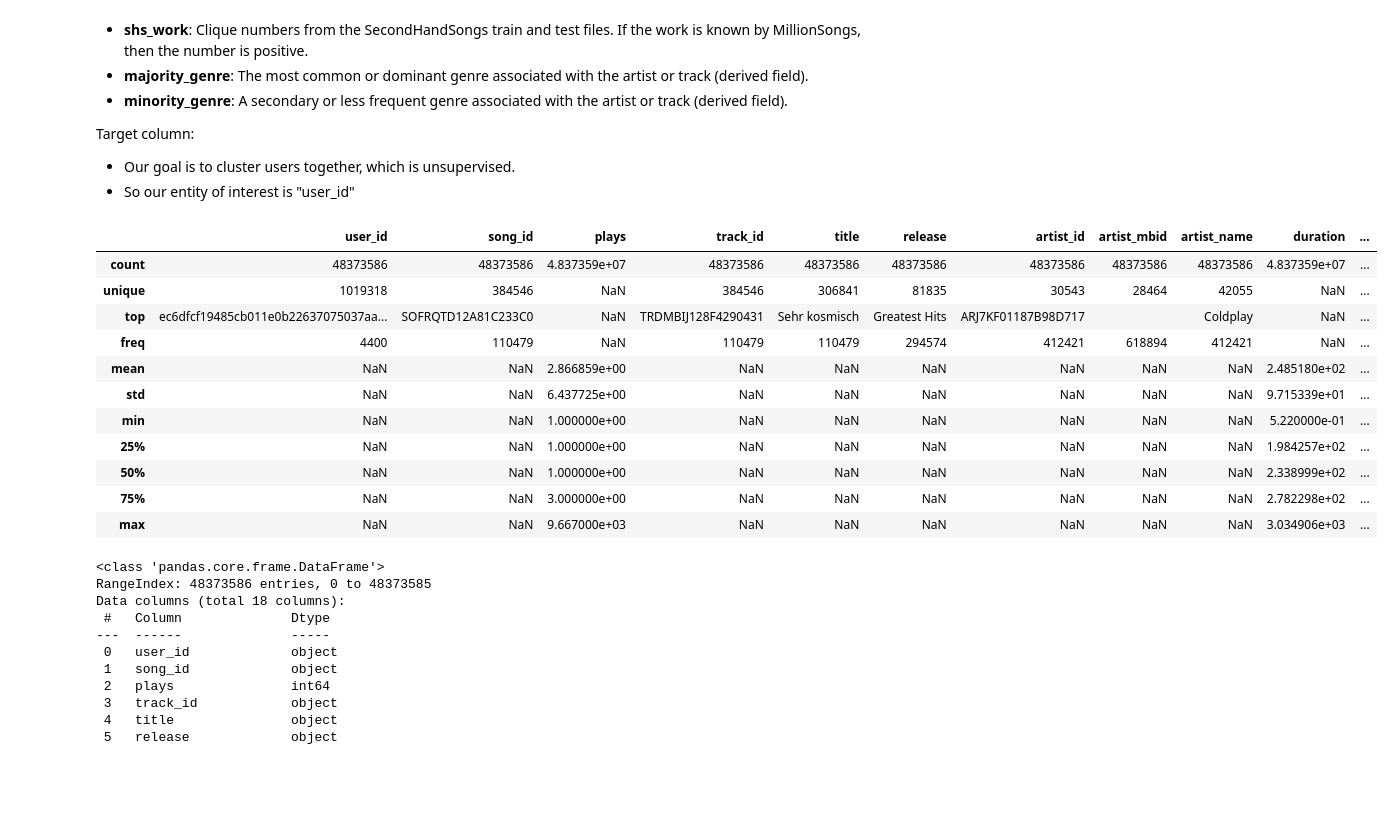
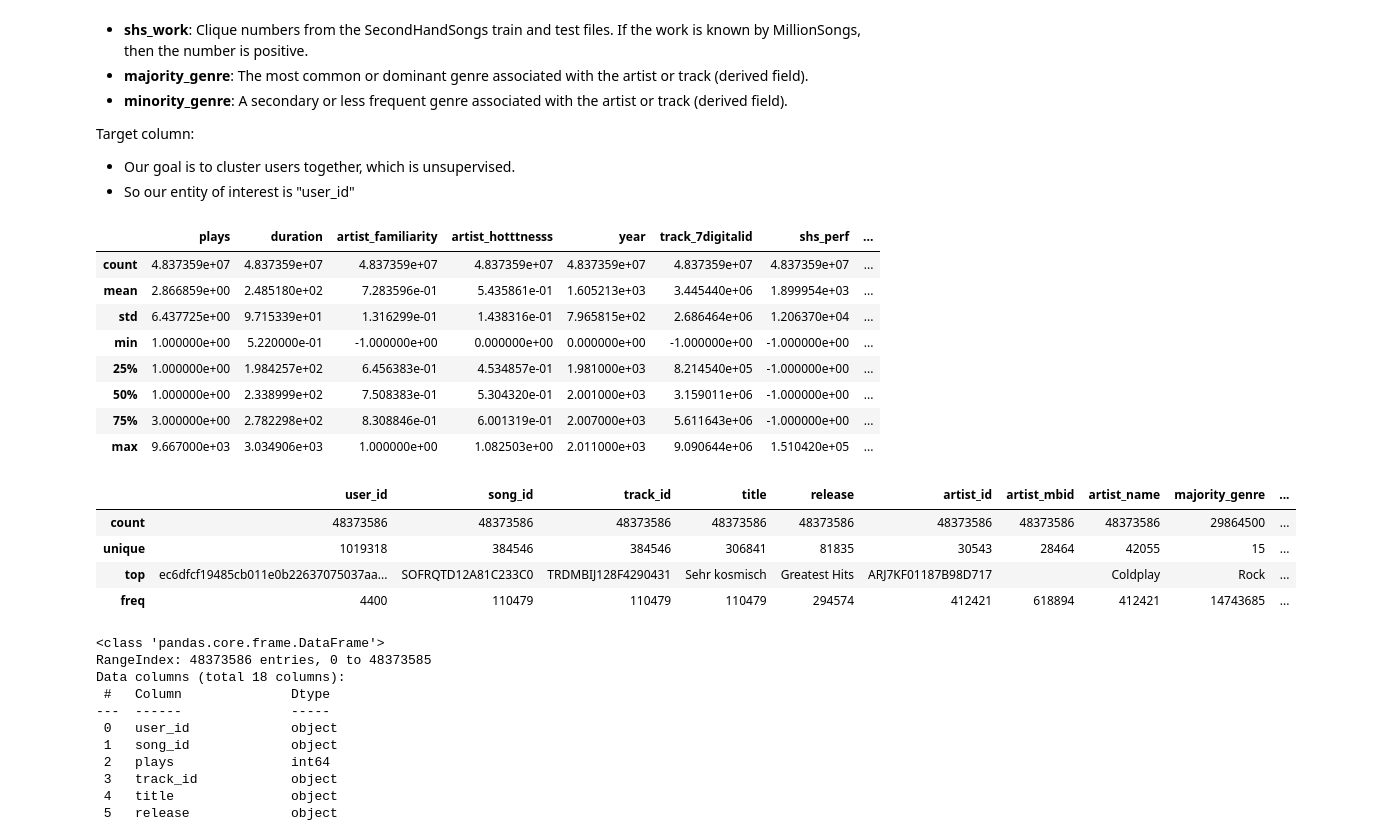
Before and after one commit to DirtyChay/music-recommender, a Jupyter notebook: DSE_220_Milestone_2_Data_Exploration.ipynb, the cells around one changed output. Saved outputs shown, nothing was run; the diff lists cells and outputs as text; code cells hidden in the pictures; blank space fills up the shorter version.

```diff
--- a/DSE_220_Milestone_2_Data_Exploration.ipynb
+++ b/DSE_220_Milestone_2_Data_Exploration.ipynb
@@ -110,20 +110,25 @@ Target column:
 *   Our goal is to cluster users together, which is unsupervised.
 *   So our entity of interest is "user_id"
 # %%
-songs_df.describe(include='all')
+songs_df.describe()
 # %% [output]
-|  | user_id | song_id | plays | track_id | title | release | artist_id | artist_mbid | artist_name | duration | ... |
-| count | 48373586 | 48373586 | 4.837359e+07 | 48373586 | 48373586 | 48373586 | 48373586 | 48373586 | 48373586 | 4.837359e+07 | ... |
-| unique | 1019318 | 384546 | NaN | 384546 | 306841 | 81835 | 30543 | 28464 | 42055 | NaN | ... |
-| top | ec6dfcf19485cb011e0b22637075037aa... | SOFRQTD12A81C233C0 | NaN | TRDMBIJ128F4290431 | Sehr kosmisch | Greatest Hits | ARJ7KF01187B98D717 |  | Coldplay | NaN | ... |
-| freq | 4400 | 110479 | NaN | 110479 | 110479 | 294574 | 412421 | 618894 | 412421 | NaN | ... |
-| mean | NaN | NaN | 2.866859e+00 | NaN | NaN | NaN | NaN | NaN | NaN | 2.485180e+02 | ... |
-| std | NaN | NaN | 6.437725e+00 | NaN | NaN | NaN | NaN | NaN | NaN | 9.715339e+01 | ... |
-| min | NaN | NaN | 1.000000e+00 | NaN | NaN | NaN | NaN | NaN | NaN | 5.220000e-01 | ... |
-| 25% | NaN | NaN | 1.000000e+00 | NaN | NaN | NaN | NaN | NaN | NaN | 1.984257e+02 | ... |
-| 50% | NaN | NaN | 1.000000e+00 | NaN | NaN | NaN | NaN | NaN | NaN | 2.338999e+02 | ... |
-| 75% | NaN | NaN | 3.000000e+00 | NaN | NaN | NaN | NaN | NaN | NaN | 2.782298e+02 | ... |
-| max | NaN | NaN | 9.667000e+03 | NaN | NaN | NaN | NaN | NaN | NaN | 3.034906e+03 | ... |
+|  | plays | duration | artist_familiarity | artist_hotttnesss | year | track_7digitalid | shs_perf | ... |
+| count | 4.837359e+07 | 4.837359e+07 | 4.837359e+07 | 4.837359e+07 | 4.837359e+07 | 4.837359e+07 | 4.837359e+07 | ... |
+| mean | 2.866859e+00 | 2.485180e+02 | 7.283596e-01 | 5.435861e-01 | 1.605213e+03 | 3.445440e+06 | 1.899954e+03 | ... |
+| std | 6.437725e+00 | 9.715339e+01 | 1.316299e-01 | 1.438316e-01 | 7.965815e+02 | 2.686464e+06 | 1.206370e+04 | ... |
+| min | 1.000000e+00 | 5.220000e-01 | -1.000000e+00 | 0.000000e+00 | 0.000000e+00 | -1.000000e+00 | -1.000000e+00 | ... |
+| 25% | 1.000000e+00 | 1.984257e+02 | 6.456383e-01 | 4.534857e-01 | 1.981000e+03 | 8.214540e+05 | -1.000000e+00 | ... |
+| 50% | 1.000000e+00 | 2.338999e+02 | 7.508383e-01 | 5.304320e-01 | 2.001000e+03 | 3.159011e+06 | -1.000000e+00 | ... |
+| 75% | 3.000000e+00 | 2.782298e+02 | 8.308846e-01 | 6.001319e-01 | 2.007000e+03 | 5.611643e+06 | -1.000000e+00 | ... |
+| max | 9.667000e+03 | 3.034906e+03 | 1.000000e+00 | 1.082503e+00 | 2.011000e+03 | 9.090644e+06 | 1.510420e+05 | ... |
+# %%
+songs_df.describe(include=['object', 'category'])
+# %% [output]
+|  | user_id | song_id | track_id | title | release | artist_id | artist_mbid | artist_name | majority_genre | ... |
+| count | 48373586 | 48373586 | 48373586 | 48373586 | 48373586 | 48373586 | 48373586 | 48373586 | 29864500 | ... |
+| unique | 1019318 | 384546 | 384546 | 306841 | 81835 | 30543 | 28464 | 42055 | 15 | ... |
+| top | ec6dfcf19485cb011e0b22637075037aa... | SOFRQTD12A81C233C0 | TRDMBIJ128F4290431 | Sehr kosmisch | Greatest Hits | ARJ7KF01187B98D717 |  | Coldplay | Rock | ... |
+| freq | 4400 | 110479 | 110479 | 110479 | 294574 | 412421 | 618894 | 412421 | 14743685 | ... |
 # %%
 songs_df.info()
 # %% [output]
```
Also changed, not shown: 1 other file.
